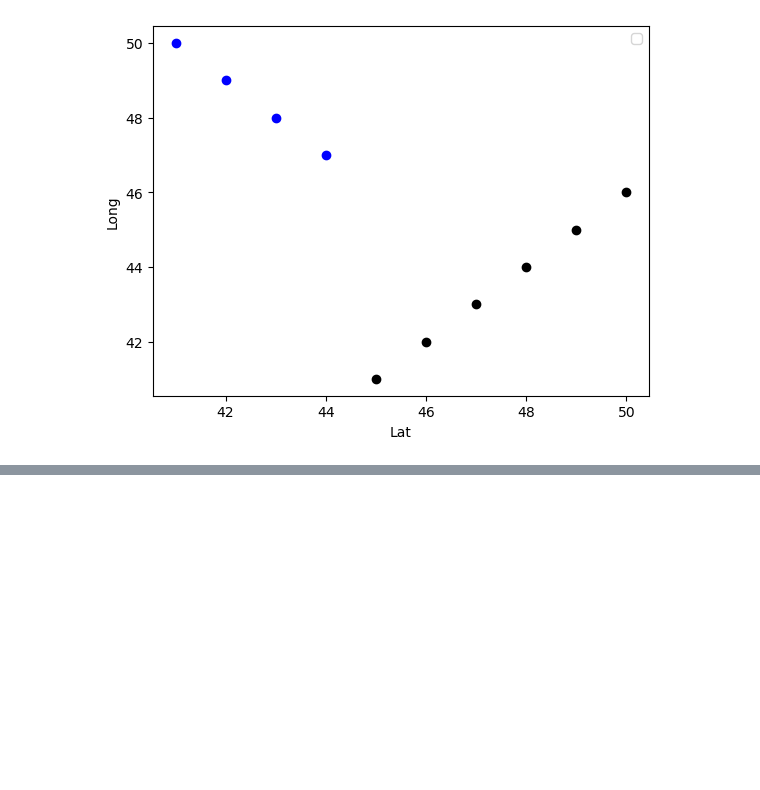
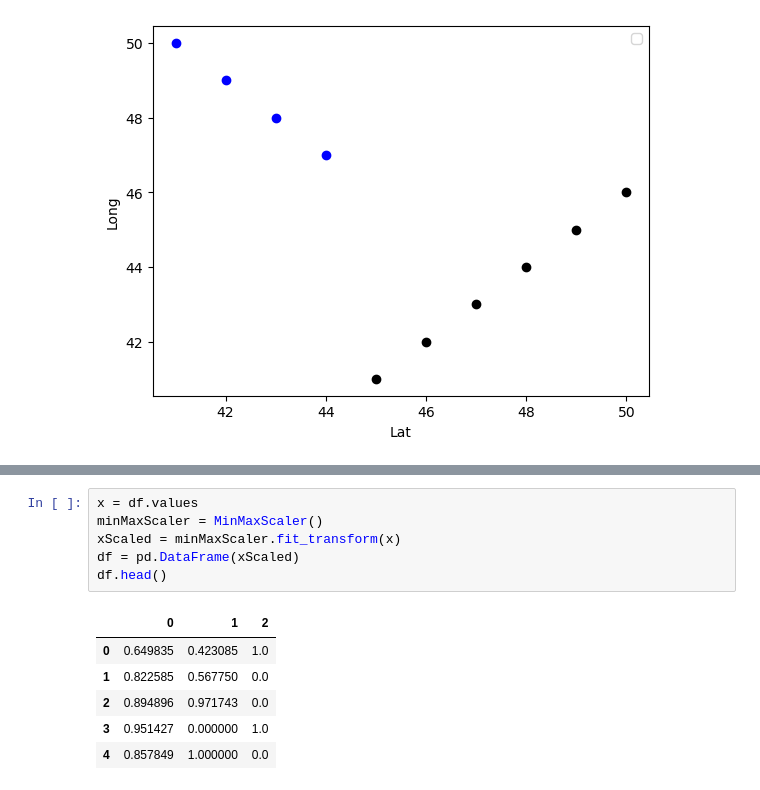
Before and after one commit to achyuthparth/2023Internship, a Jupyter notebook: geocodeLearn.ipynb, the cells around one changed output, grey strips where cells are left out. Drawn from its saved outputs; the diff is of its cells as text; blank space fills up the shorter version.

```diff
--- a/geocodeLearn.ipynb
+++ b/geocodeLearn.ipynb
@@ -427,0 +472,13 @@ No artists with labels found to put in legend.  Note that artists whose label st
+# %%
+x = df.values
+minMaxScaler = MinMaxScaler()
+xScaled = minMaxScaler.fit_transform(x)
+df = pd.DataFrame(xScaled)
+df.head()
+# %% [output]
+|  | 0 | 1 | 2 |
+| 0 | 0.649835 | 0.423085 | 1.0 |
+| 1 | 0.822585 | 0.567750 | 0.0 |
+| 2 | 0.894896 | 0.971743 | 0.0 |
+| 3 | 0.951427 | 0.000000 | 1.0 |
+| 4 | 0.857849 | 1.000000 | 0.0 |
```
Also changed, not shown: parts of 8 cells of this notebook, 1 other file.
